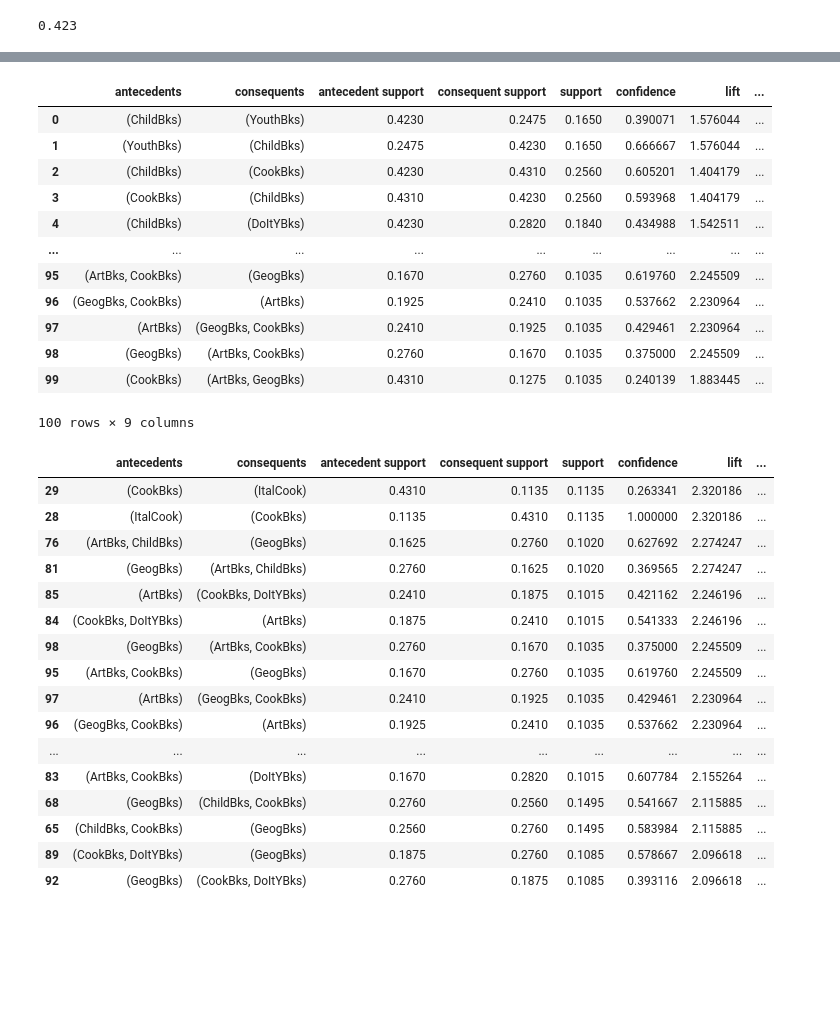
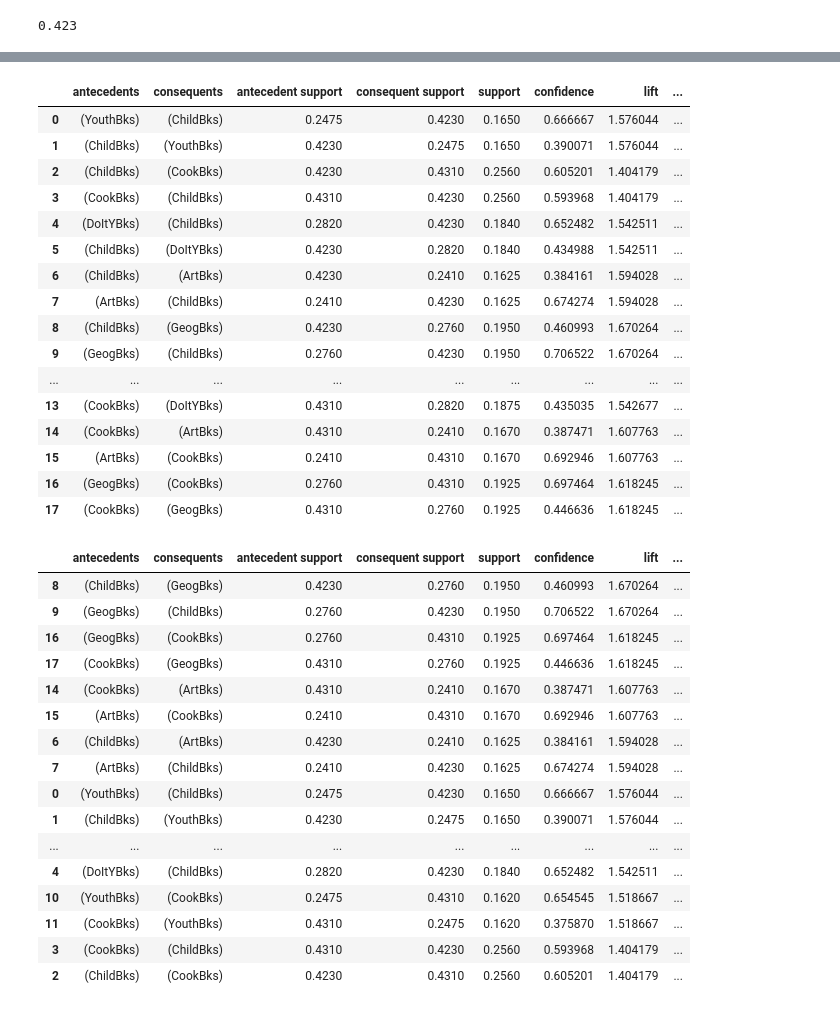
Before and after one commit to niranjankr18/ASSOCIATION-RULES, a Jupyter notebook: association book.ipynb, the cells around one changed output, grey strips where cells are left out. Cells and saved outputs as stored; diff of their text form; code cells hidden in the pictures; blank space fills up the shorter version.

```diff
--- a/association book.ipynb
+++ b/association book.ipynb
@@ -8,5 +28,5 @@ warnings.filterwarnings("ignore")
 # %%
-b1=pd.read_csv("book.csv")
+b1=pd.read_csv("assbook.csv",encoding="unicode_escape")
 b1
 # %% [output]
 |  | ChildBks | YouthBks | CookBks | DoItYBks | RefBks | ArtBks | GeogBks | ItalCook | ItalAtlas | ItalArt | ... |
@@ -127,0 +151,3 @@ rules
+# %%
+frequent_itemsets1 = apriori(b1, min_support=0.16, use_colnames=True)
+frequent_itemsets1
@@ -128,37 +172,41 @@ rules
 # %%
-rules = association_rules(frequent_itemsets, metric="lift", min_threshold=1.1)
-rules[rules["lift"]>1]
+rules2 = association_rules(frequent_itemsets1, metric="lift", min_threshold=0.9)
+rules2[rules2["lift"]>1]
 # %% [output]
 |  | antecedents | consequents | antecedent support | consequent support | support | confidence | lift | ... |
-| 0 | (ChildBks) | (YouthBks) | 0.4230 | 0.2475 | 0.1650 | 0.390071 | 1.576044 | ... |
-| 1 | (YouthBks) | (ChildBks) | 0.2475 | 0.4230 | 0.1650 | 0.666667 | 1.576044 | ... |
+| 0 | (YouthBks) | (ChildBks) | 0.2475 | 0.4230 | 0.1650 | 0.666667 | 1.576044 | ... |
+| 1 | (ChildBks) | (YouthBks) | 0.4230 | 0.2475 | 0.1650 | 0.390071 | 1.576044 | ... |
 | 2 | (ChildBks) | (CookBks) | 0.4230 | 0.4310 | 0.2560 | 0.605201 | 1.404179 | ... |
 | 3 | (CookBks) | (ChildBks) | 0.4310 | 0.4230 | 0.2560 | 0.593968 | 1.404179 | ... |
-| 4 | (ChildBks) | (DoItYBks) | 0.4230 | 0.2820 | 0.1840 | 0.434988 | 1.542511 | ... |
+| 4 | (DoItYBks) | (ChildBks) | 0.2820 | 0.4230 | 0.1840 | 0.652482 | 1.542511 | ... |
+| 5 | (ChildBks) | (DoItYBks) | 0.4230 | 0.2820 | 0.1840 | 0.434988 | 1.542511 | ... |
+| 6 | (ChildBks) | (ArtBks) | 0.4230 | 0.2410 | 0.1625 | 0.384161 | 1.594028 | ... |
+| 7 | (ArtBks) | (ChildBks) | 0.2410 | 0.4230 | 0.1625 | 0.674274 | 1.594028 | ... |
+| 8 | (ChildBks) | (GeogBks) | 0.4230 | 0.2760 | 0.1950 | 0.460993 | 1.670264 | ... |
+| 9 | (GeogBks) | (ChildBks) | 0.2760 | 0.4230 | 0.1950 | 0.706522 | 1.670264 | ... |
 | ... | ... | ... | ... | ... | ... | ... | ... | ... |
-| 95 | (ArtBks, CookBks) | (GeogBks) | 0.1670 | 0.2760 | 0.1035 | 0.619760 | 2.245509 | ... |
-| 96 | (GeogBks, CookBks) | (ArtBks) | 0.1925 | 0.2410 | 0.1035 | 0.537662 | 2.230964 | ... |
-| 97 | (ArtBks) | (GeogBks, CookBks) | 0.2410 | 0.1925 | 0.1035 | 0.429461 | 2.230964 | ... |
-| 98 | (GeogBks) | (ArtBks, CookBks) | 0.2760 | 0.1670 | 0.1035 | 0.375000 | 2.245509 | ... |
-| 99 | (CookBks) | (ArtBks, GeogBks) | 0.4310 | 0.1275 | 0.1035 | 0.240139 | 1.883445 | ... |
+| 13 | (CookBks) | (DoItYBks) | 0.4310 | 0.2820 | 0.1875 | 0.435035 | 1.542677 | ... |
+| 14 | (CookBks) | (ArtBks) | 0.4310 | 0.2410 | 0.1670 | 0.387471 | 1.607763 | ... |
+| 15 | (ArtBks) | (CookBks) | 0.2410 | 0.4310 | 0.1670 | 0.692946 | 1.607763 | ... |
+| 16 | (GeogBks) | (CookBks) | 0.2760 | 0.4310 | 0.1925 | 0.697464 | 1.618245 | ... |
+| 17 | (CookBks) | (GeogBks) | 0.4310 | 0.2760 | 0.1925 | 0.446636 | 1.618245 | ... |
-100 rows × 9 columns
 # %%
-rules.sort_values('lift',ascending = False)[0:20]
+rules2.sort_values('lift',ascending = False)
 # %% [output]
 |  | antecedents | consequents | antecedent support | consequent support | support | confidence | lift | ... |
-| 29 | (CookBks) | (ItalCook) | 0.4310 | 0.1135 | 0.1135 | 0.263341 | 2.320186 | ... |
-| 28 | (ItalCook) | (CookBks) | 0.1135 | 0.4310 | 0.1135 | 1.000000 | 2.320186 | ... |
-| 76 | (ArtBks, ChildBks) | (GeogBks) | 0.1625 | 0.2760 | 0.1020 | 0.627692 | 2.274247 | ... |
-| 81 | (GeogBks) | (ArtBks, ChildBks) | 0.2760 | 0.1625 | 0.1020 | 0.369565 | 2.274247 | ... |
-| 85 | (ArtBks) | (CookBks, DoItYBks) | 0.2410 | 0.1875 | 0.1015 | 0.421162 | 2.246196 | ... |
-| 84 | (CookBks, DoItYBks) | (ArtBks) | 0.1875 | 0.2410 | 0.1015 | 0.541333 | 2.246196 | ... |
-| 98 | (GeogBks) | (ArtBks, CookBks) | 0.2760 | 0.1670 | 0.1035 | 0.375000 | 2.245509 | ... |
-| 95 | (ArtBks, CookBks) | (GeogBks) | 0.1670 | 0.2760 | 0.1035 | 0.619760 | 2.245509 | ... |
-| 97 | (ArtBks) | (GeogBks, CookBks) | 0.2410 | 0.1925 | 0.1035 | 0.429461 | 2.230964 | ... |
-| 96 | (GeogBks, CookBks) | (ArtBks) | 0.1925 | 0.2410 | 0.1035 | 0.537662 | 2.230964 | ... |
+| 8 | (ChildBks) | (GeogBks) | 0.4230 | 0.2760 | 0.1950 | 0.460993 | 1.670264 | ... |
+| 9 | (GeogBks) | (ChildBks) | 0.2760 | 0.4230 | 0.1950 | 0.706522 | 1.670264 | ... |
+| 16 | (GeogBks) | (CookBks) | 0.2760 | 0.4310 | 0.1925 | 0.697464 | 1.618245 | ... |
+| 17 | (CookBks) | (GeogBks) | 0.4310 | 0.2760 | 0.1925 | 0.446636 | 1.618245 | ... |
+| 14 | (CookBks) | (ArtBks) | 0.4310 | 0.2410 | 0.1670 | 0.387471 | 1.607763 | ... |
+| 15 | (ArtBks) | (CookBks) | 0.2410 | 0.4310 | 0.1670 | 0.692946 | 1.607763 | ... |
+| 6 | (ChildBks) | (ArtBks) | 0.4230 | 0.2410 | 0.1625 | 0.384161 | 1.594028 | ... |
+| 7 | (ArtBks) | (ChildBks) | 0.2410 | 0.4230 | 0.1625 | 0.674274 | 1.594028 | ... |
+| 0 | (YouthBks) | (ChildBks) | 0.2475 | 0.4230 | 0.1650 | 0.666667 | 1.576044 | ... |
+| 1 | (ChildBks) | (YouthBks) | 0.4230 | 0.2475 | 0.1650 | 0.390071 | 1.576044 | ... |
 | ... | ... | ... | ... | ... | ... | ... | ... | ... |
-| 83 | (ArtBks, CookBks) | (DoItYBks) | 0.1670 | 0.2820 | 0.1015 | 0.607784 | 2.155264 | ... |
-| 68 | (GeogBks) | (ChildBks, CookBks) | 0.2760 | 0.2560 | 0.1495 | 0.541667 | 2.115885 | ... |
-| 65 | (ChildBks, CookBks) | (GeogBks) | 0.2560 | 0.2760 | 0.1495 | 0.583984 | 2.115885 | ... |
-| 89 | (CookBks, DoItYBks) | (GeogBks) | 0.1875 | 0.2760 | 0.1085 | 0.578667 | 2.096618 | ... |
-| 92 | (GeogBks) | (CookBks, DoItYBks) | 0.2760 | 0.1875 | 0.1085 | 0.393116 | 2.096618 | ... |
+| 4 | (DoItYBks) | (ChildBks) | 0.2820 | 0.4230 | 0.1840 | 0.652482 | 1.542511 | ... |
+| 10 | (YouthBks) | (CookBks) | 0.2475 | 0.4310 | 0.1620 | 0.654545 | 1.518667 | ... |
+| 11 | (CookBks) | (YouthBks) | 0.4310 | 0.2475 | 0.1620 | 0.375870 | 1.518667 | ... |
+| 3 | (CookBks) | (ChildBks) | 0.4310 | 0.4230 | 0.2560 | 0.593968 | 1.404179 | ... |
+| 2 | (ChildBks) | (CookBks) | 0.4230 | 0.4310 | 0.2560 | 0.605201 | 1.404179 | ... |
```
Also changed, not shown: parts of 22 cells of this notebook.
